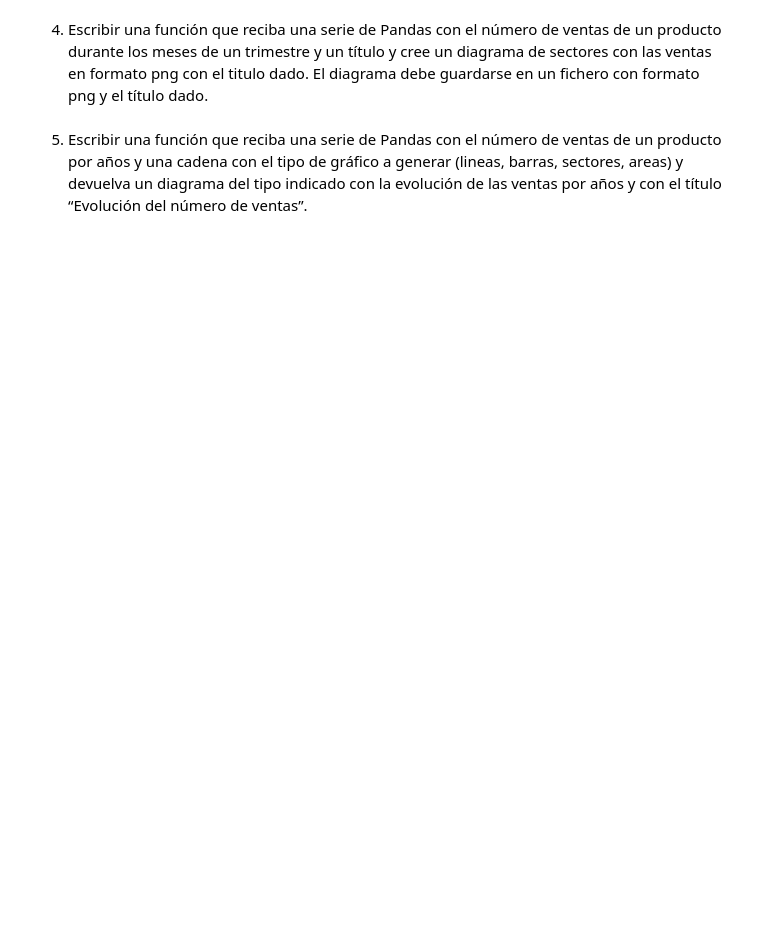
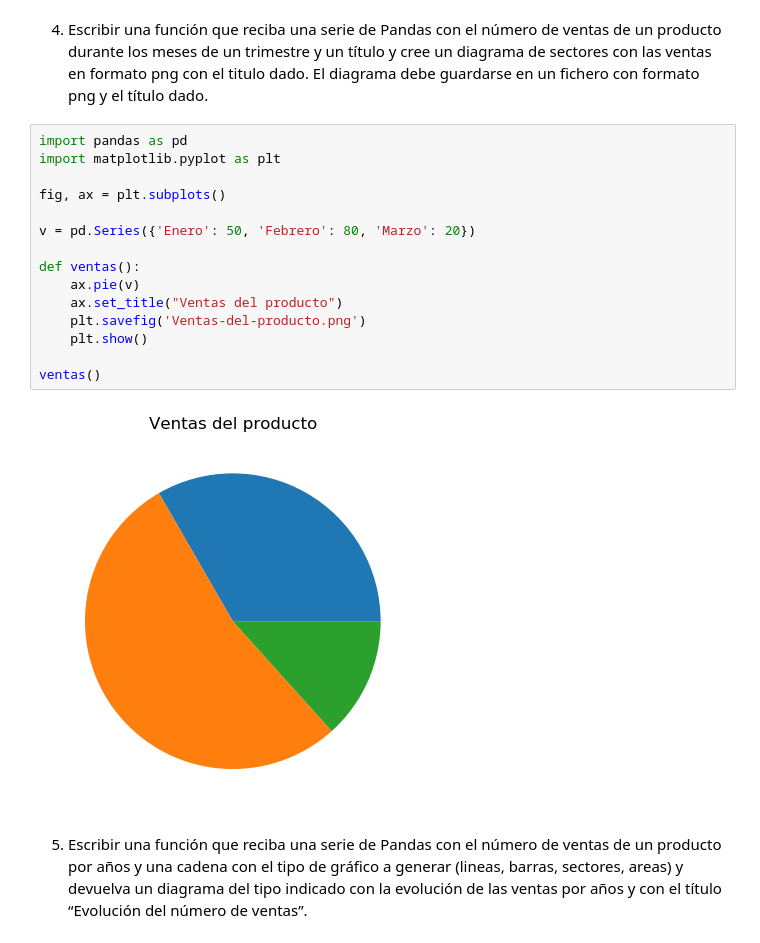
Before and after one commit to fransappia01/Sistemas-Inteligentes, a Jupyter notebook: Clase 2/Practico Python 2.ipynb, the cells around one changed output. Saved outputs shown, nothing was run; the diff lists cells and outputs as text; blank space fills up the shorter version.

```diff
--- a/Clase 2/Practico Python 2.ipynb
+++ b/Clase 2/Practico Python 2.ipynb
@@ -433,4 +531,21 @@ NameError: name 'porcentaje3' is not defined
 # %% [markdown]
 4. Escribir una función que reciba una serie de Pandas con el número de ventas de un producto durante los meses de un trimestre y un título y cree un diagrama de sectores con las ventas en formato png con el titulo dado. El diagrama debe guardarse en un fichero con formato png y el título dado.
+# %%
+import pandas as pd
+import matplotlib.pyplot as plt
+
+fig, ax = plt.subplots()
+
+v = pd.Series({'Enero': 50, 'Febrero': 80, 'Marzo': 20})
+
+def ventas():
+    ax.pie(v)
+    ax.set_title("Ventas del producto")
+    plt.savefig('Ventas-del-producto.png')
+    plt.show()
+
+ventas()
+# %% [output]
+[figure, added]
 # %% [markdown]
 5. Escribir una función que reciba una serie de Pandas con el número de ventas de un producto por años y una cadena con el tipo de gráfico a generar (lineas, barras, sectores, areas) y devuelva un diagrama del tipo indicado con la evolución de las ventas por años y con el título “Evolución del número de ventas”.
```
Also changed, not shown: parts of 6 cells of this notebook, 2 other files.
